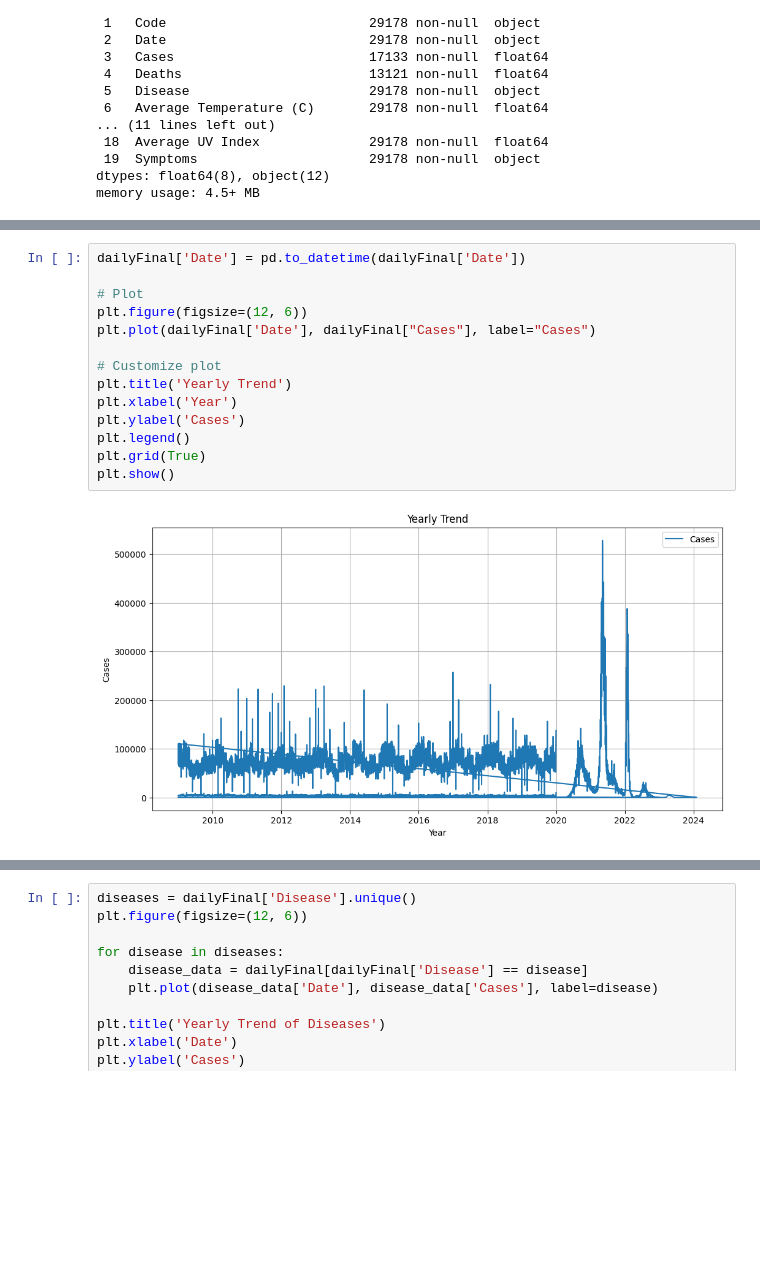
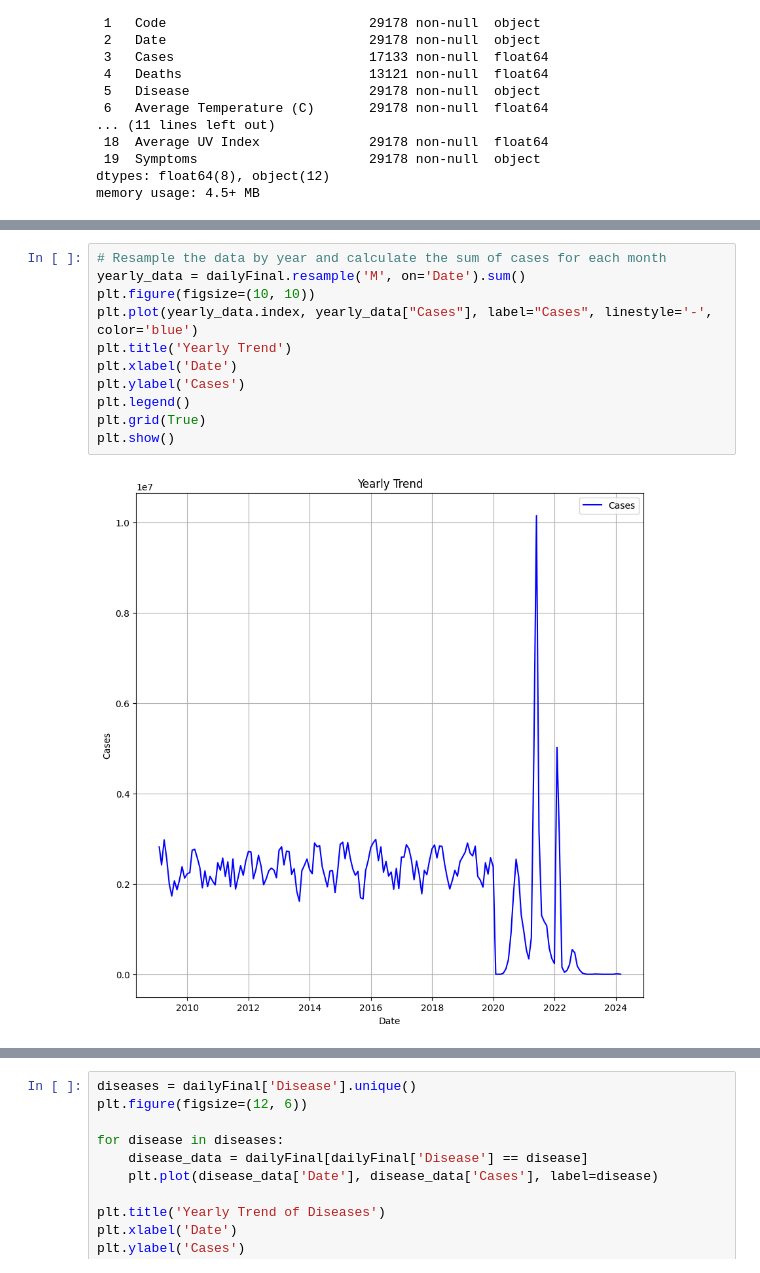
Before and after one commit to Chaitya0623/IPD_Medledger, a Jupyter notebook: chart.ipynb, the cells around one changed output, grey strips where cells are left out. Cells and saved outputs as stored; diff of their text form; blank space fills up the shorter version.

Commit message:
graph color standardize

```diff
--- a/chart.ipynb
+++ b/chart.ipynb
@@ -141,16 +173,13 @@ memory usage: 4.5+ MB
 # %%
-dailyFinal['Date'] = pd.to_datetime(dailyFinal['Date'])
-
-# Plot
-plt.figure(figsize=(12, 6))
-plt.plot(dailyFinal['Date'], dailyFinal["Cases"], label="Cases")
-
-# Customize plot
+# Resample the data by year and calculate the sum of cases for each month
+yearly_data = dailyFinal.resample('M', on='Date').sum()
+plt.figure(figsize=(10, 10))
+plt.plot(yearly_data.index, yearly_data["Cases"], label="Cases", linestyle='-', color='blue')
 plt.title('Yearly Trend')
-plt.xlabel('Year')
+plt.xlabel('Date')
 plt.ylabel('Cases')
 plt.legend()
 plt.grid(True)
 plt.show()
 # %% [output]
-[figure, old version]
+[figure, new version]
```
Also changed, not shown: parts of 4 cells of this notebook.
